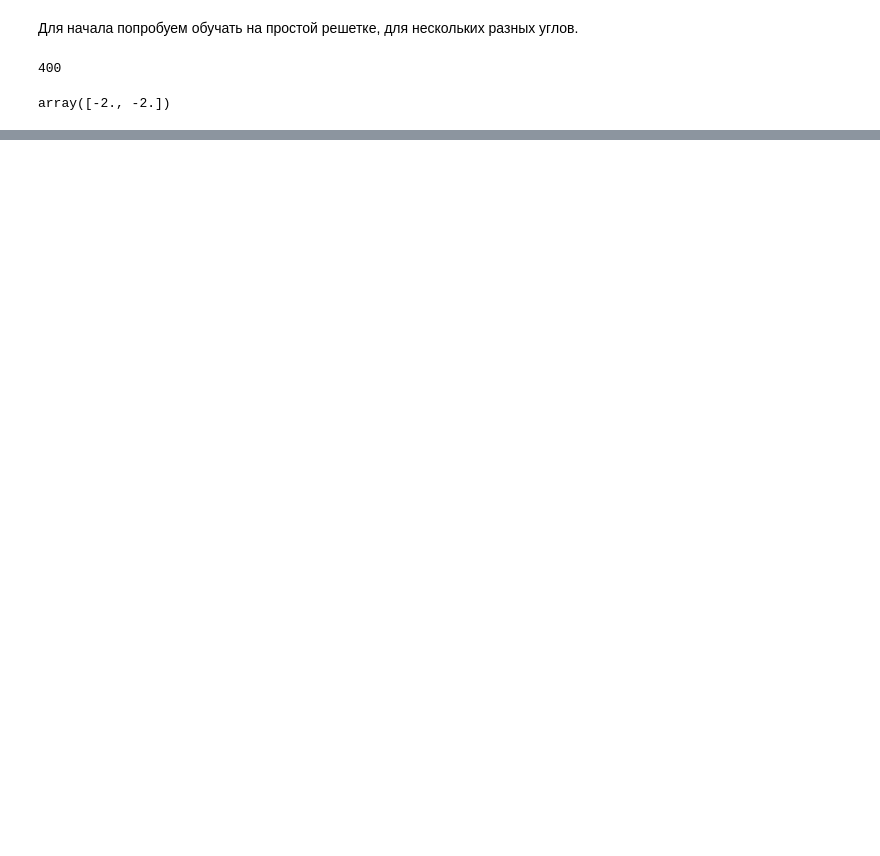
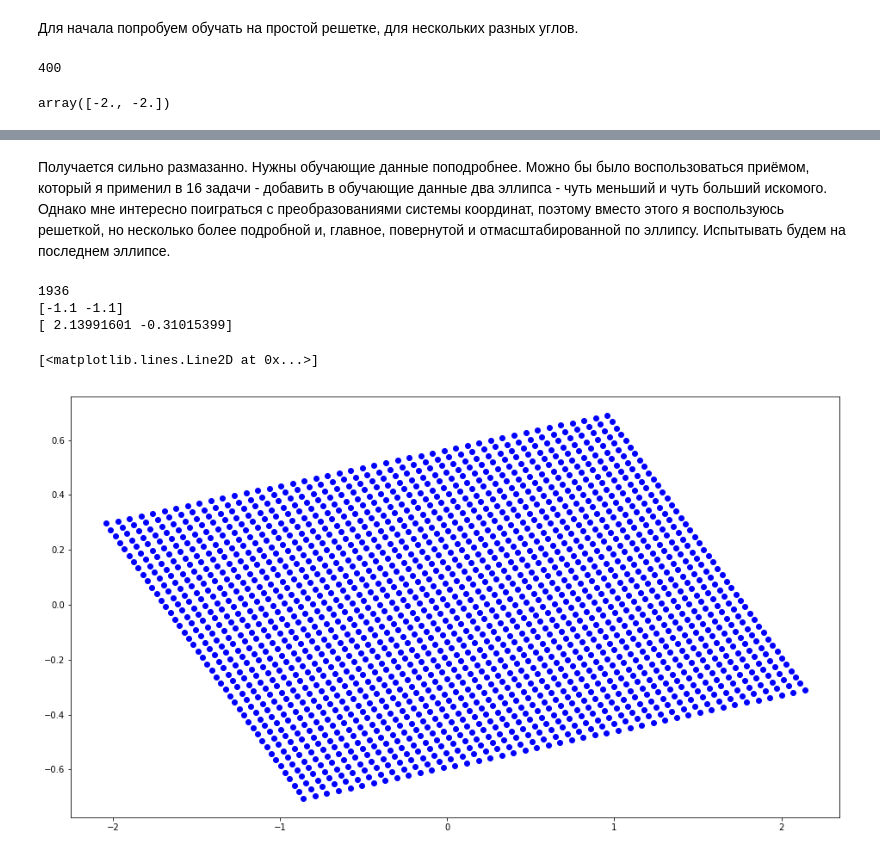
Before and after one commit to IORaikov/SPBAU-Programming, a Jupyter notebook: Task 17/Task 17 - Other Figures.ipynb, the cells around one changed output, grey strips where cells are left out. Cells and saved outputs as stored; diff of their text form; code cells hidden in the pictures; blank space fills up the shorter version.

```diff
--- a/Task 17/Task 17 - Other Figures.ipynb
+++ b/Task 17/Task 17 - Other Figures.ipynb
@@ -113,0 +118,20 @@ print(bounding[0])
+# %% [markdown]
+Получается сильно размазанно. Нужны обучающие данные поподробнее.
+Можно бы было воспользоваться приёмом, который я применил в 16 задачи - добавить в обучающие данные два эллипса - чуть меньший и чуть больший искомого. Однако мне интересно поиграться с преобразованиями системы координат, поэтому вместо этого я воспользуюсь решеткой, но несколько более подробной и, главное, повернутой и отмасштабированной по эллипсу.
+Испытывать будем на последнем эллипсе.
+# %%
+angle = angles[3]
+c2 = np.r_[-1.1:1.1:0.05] #Решетка будет выглядеть так в системе координат самого эллипса(где полуоси имеют длину 1)
+grid2 = np.transpose([np.tile(c2, len(c2)), np.repeat(c2, len(c2))])
+print(len(c2)**2)
+print(grid2[0])
+#Теперь нужно перевести эту решетку в нашу систему координат. Для этого применим обратное преобразование:
+tGrid=np.array([transform(A,1/a,1/b,-angle) for A in grid2])
+print(tGrid[0])
+plt.plot(tGrid[:,0],tGrid[:,1],'bo')
+# %% [output]
+1936
+[-1.1 -1.1]
+[ 2.13991601 -0.31015399]
+[<matplotlib.lines.Line2D at 0x...>]
+[figure, added]
```
Also changed, not shown: parts of 6 cells of this notebook, 4 other files.
